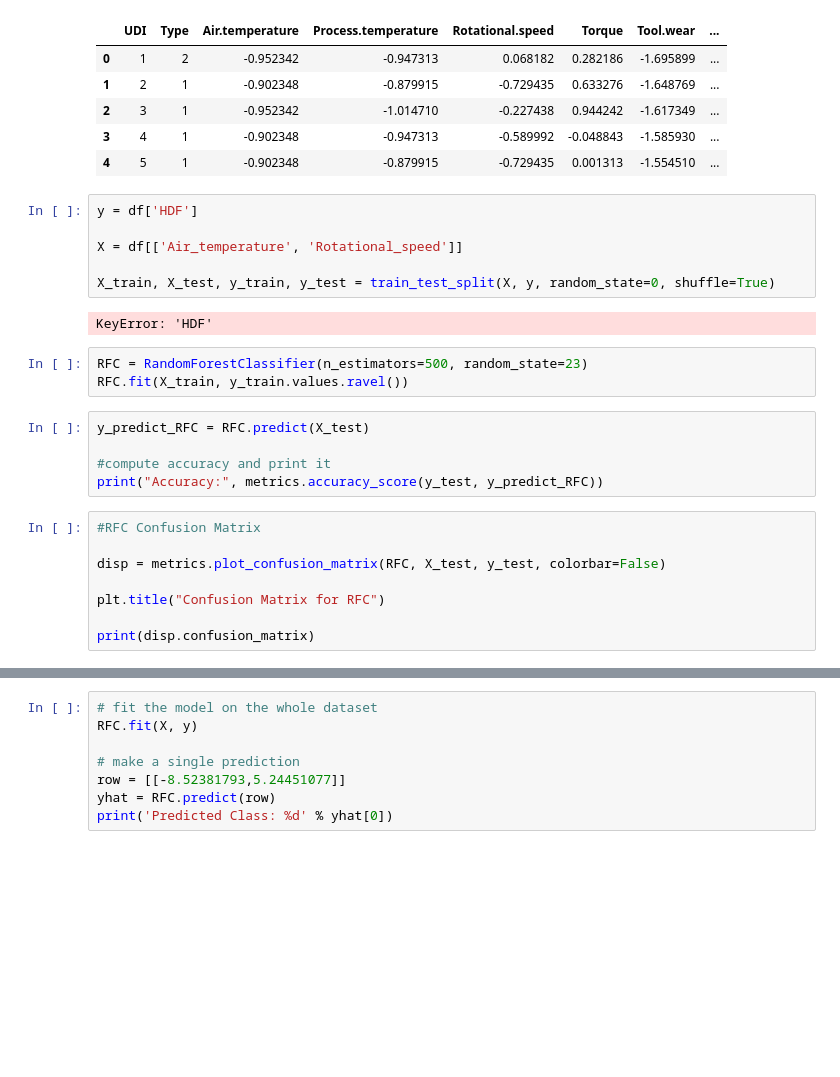
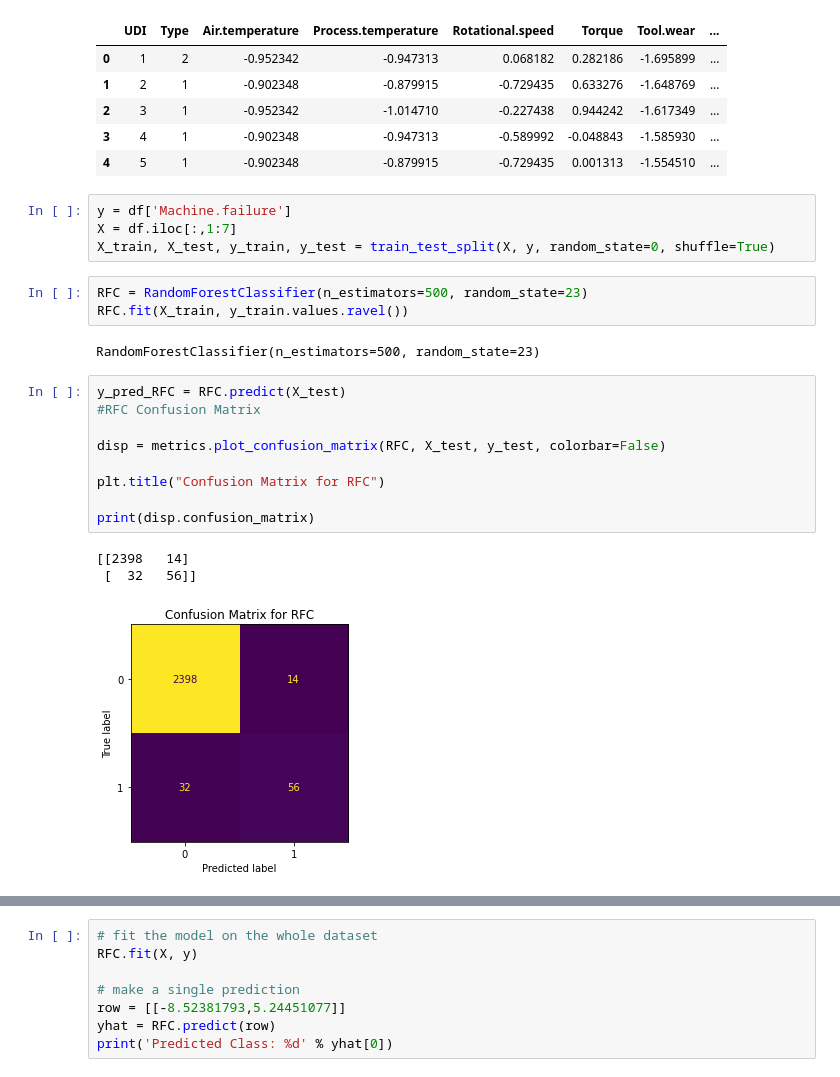
Before and after one commit to allysadallmann/Team-5-Group-Project, a Jupyter notebook: Random Forest Classification Model.ipynb, the cells around one changed output, grey strips where cells are left out. Drawn from its saved outputs; the diff is of its cells as text; blank space fills up the shorter version.

```diff
--- a/Random Forest Classification Model.ipynb
+++ b/Random Forest Classification Model.ipynb
@@ -25,28 +26,26 @@ df.head()
 | 3 | 4 | 1 | -0.902348 | -0.947313 | -0.589992 | -0.048843 | -1.585930 | ... |
 | 4 | 5 | 1 | -0.902348 | -0.879915 | -0.729435 | 0.001313 | -1.554510 | ... |
 # %%
-y = df['HDF']
-
-X = df[['Air_temperature', 'Rotational_speed']]
-
+y = df['Machine.failure']
+X = df.iloc[:,1:7]
 X_train, X_test, y_train, y_test = train_test_split(X, y, random_state=0, shuffle=True)
-# %% [output]
-KeyError: 'HDF'
 # %%
 RFC = RandomForestClassifier(n_estimators=500, random_state=23)
 RFC.fit(X_train, y_train.values.ravel())
+# %% [output]
+RandomForestClassifier(n_estimators=500, random_state=23)
-# %%
-y_predict_RFC = RFC.predict(X_test)
-
-#compute accuracy and print it
-print("Accuracy:", metrics.accuracy_score(y_test, y_predict_RFC))
 # %%
+y_pred_RFC = RFC.predict(X_test)
 #RFC Confusion Matrix
 
 disp = metrics.plot_confusion_matrix(RFC, X_test, y_test, colorbar=False)
 
 plt.title("Confusion Matrix for RFC")
 
 print(disp.confusion_matrix)
+# %% [output]
+[[2398   14]
+ [  32   56]]
+[figure, added]
 # %%
 # model evaluation
```
Also changed, not shown: parts of 2 cells of this notebook.
